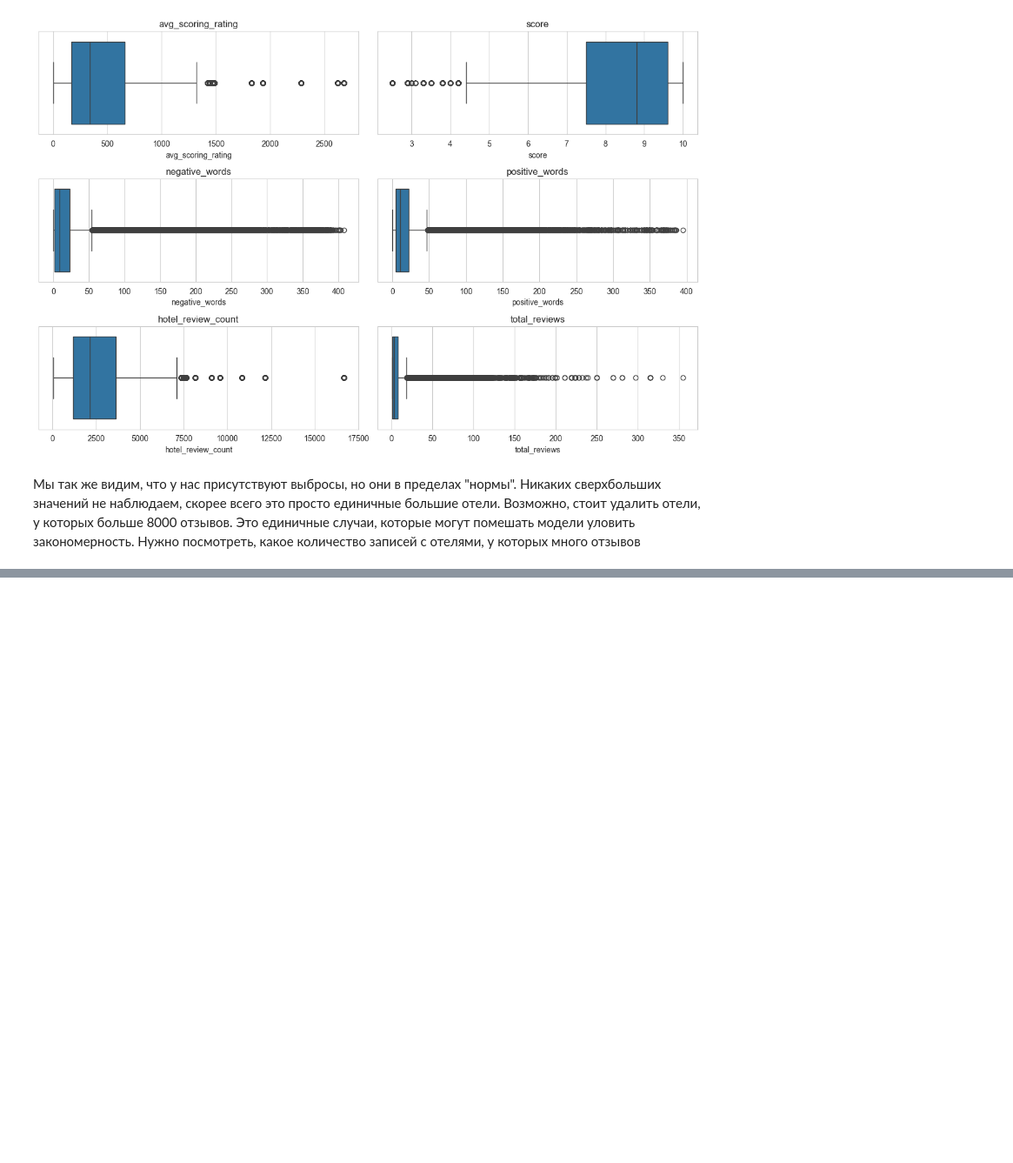
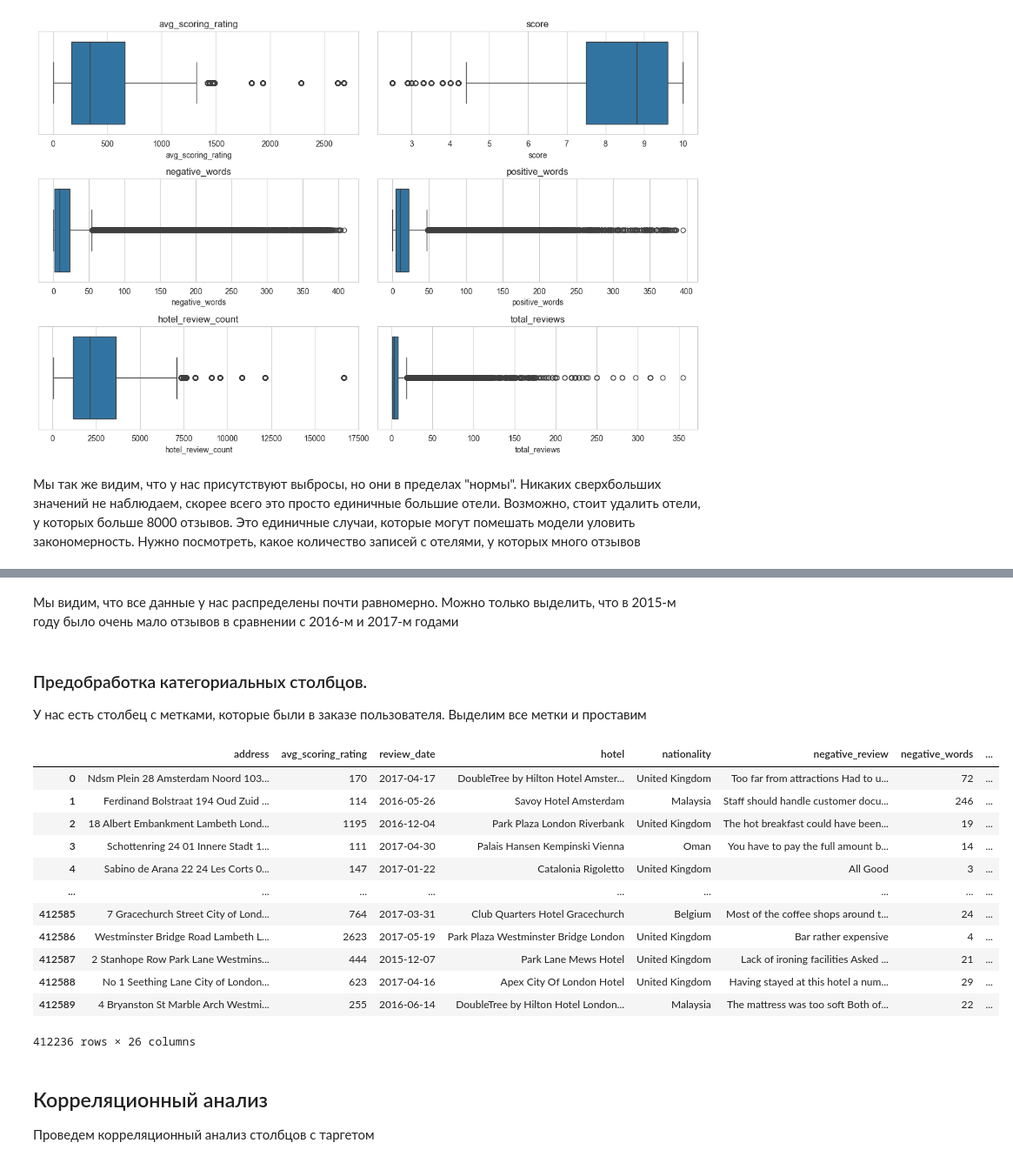
Before and after one commit to Moncervers/hotel_review_score_prediction, a Jupyter notebook: score_prediction.ipynb, the cells around one changed output, grey strips where cells are left out. Shown at 87% size. Cells and saved outputs as stored; diff of their text form; code cells hidden in the pictures; blank space fills up the shorter version.

```diff
--- a/score_prediction.ipynb
+++ b/score_prediction.ipynb
@@ -267,0 +572,26 @@ plt.show()
+# %% [markdown]
+Мы видим, что все данные у нас распределены почти равномерно. Можно только выделить, что в 2015-м году было очень мало отзывов в сравнении с 2016-м и 2017-м годами
+# %% [markdown]
+### Предобработка категориальных столбцов.
+
+У нас есть столбец с метками, которые были в заказе пользователя. Выделим все метки и проставим
+# %%
+def normalize_tags(tag_str, separator='|'):
+    """
+    Преобразует строковое представление списка тегов в одну строку с разделителем.
+
+    Пример:
+    Вход: "[\' Business trip \', \' Solo traveler \', ...]"
+    Выход: "Business trip|Solo traveler|..."
+    """
+    try:
+        # Безопасно преобразуем строку в список
+        raw_list = ast.literal_eval(tag_str)
+        # Очищаем теги от лишних пробелов и объединяем в строку
+        cleaned_tags = [tag.strip() for tag in raw_list]
+        return separator.join(cleaned_tags)
+    except (SyntaxError, ValueError) as e:
+        print(f"Ошибка обработки строки: {e}")
+        return ""  # Возвращаем пустую строку при ошибке
+
+df['tags'] = df['tags'].apply(normalize_tags)
@@ -267,0 +697,20 @@ plt.show()
+# %%
+df = parse_tags(df, 'tags')
+df
+# %% [output]
+|  | address | avg_scoring_rating | review_date | hotel | nationality | negative_review | negative_words | ... |
+| 0 | Ndsm Plein 28 Amsterdam Noord 103... | 170 | 2017-04-17 | DoubleTree by Hilton Hotel Amster... | United Kingdom | Too far from attractions Had to u... | 72 | ... |
+| 1 | Ferdinand Bolstraat 194 Oud Zuid ... | 114 | 2016-05-26 | Savoy Hotel Amsterdam | Malaysia | Staff should handle customer docu... | 246 | ... |
+| 2 | 18 Albert Embankment Lambeth Lond... | 1195 | 2016-12-04 | Park Plaza London Riverbank | United Kingdom | The hot breakfast could have been... | 19 | ... |
+| 3 | Schottenring 24 01 Innere Stadt 1... | 111 | 2017-04-30 | Palais Hansen Kempinski Vienna | Oman | You have to pay the full amount b... | 14 | ... |
+| 4 | Sabino de Arana 22 24 Les Corts 0... | 147 | 2017-01-22 | Catalonia Rigoletto | United Kingdom | All Good | 3 | ... |
+| ... | ... | ... | ... | ... | ... | ... | ... | ... |
+| 412585 | 7 Gracechurch Street City of Lond... | 764 | 2017-03-31 | Club Quarters Hotel Gracechurch | Belgium | Most of the coffee shops around t... | 24 | ... |
+| 412586 | Westminster Bridge Road Lambeth L... | 2623 | 2017-05-19 | Park Plaza Westminster Bridge London | United Kingdom | Bar rather expensive | 4 | ... |
+| 412587 | 2 Stanhope Row Park Lane Westmins... | 444 | 2015-12-07 | Park Lane Mews Hotel | United Kingdom | Lack of ironing facilities Asked ... | 21 | ... |
+| 412588 | No 1 Seething Lane City of London... | 623 | 2017-04-16 | Apex City Of London Hotel | United Kingdom | Having stayed at this hotel a num... | 29 | ... |
+| 412589 | 4 Bryanston St Marble Arch Westmi... | 255 | 2016-06-14 | DoubleTree by Hilton Hotel London... | Malaysia | The mattress was too soft Both of... | 22 | ... |
+412236 rows × 26 columns
+# %% [markdown]
+## Корреляционный анализ
+Проведем корреляционный анализ столбцов с таргетом
```
Also changed, not shown: parts of 28 cells of this notebook.
